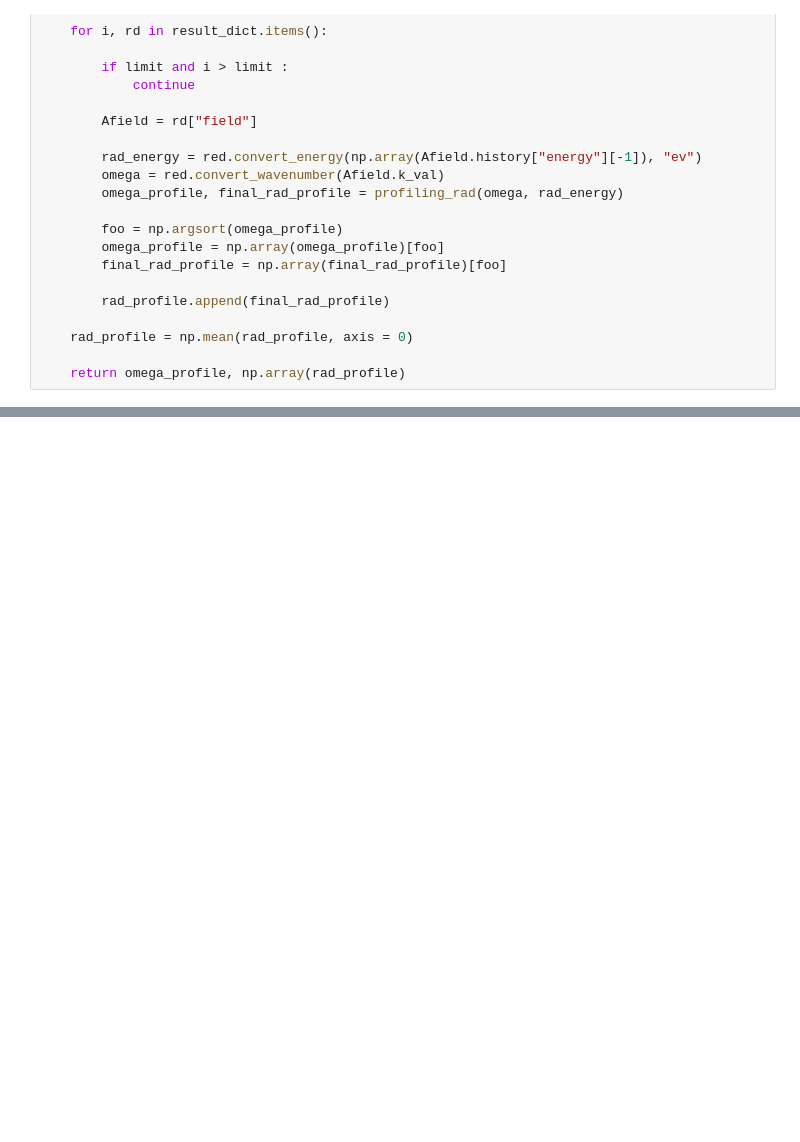
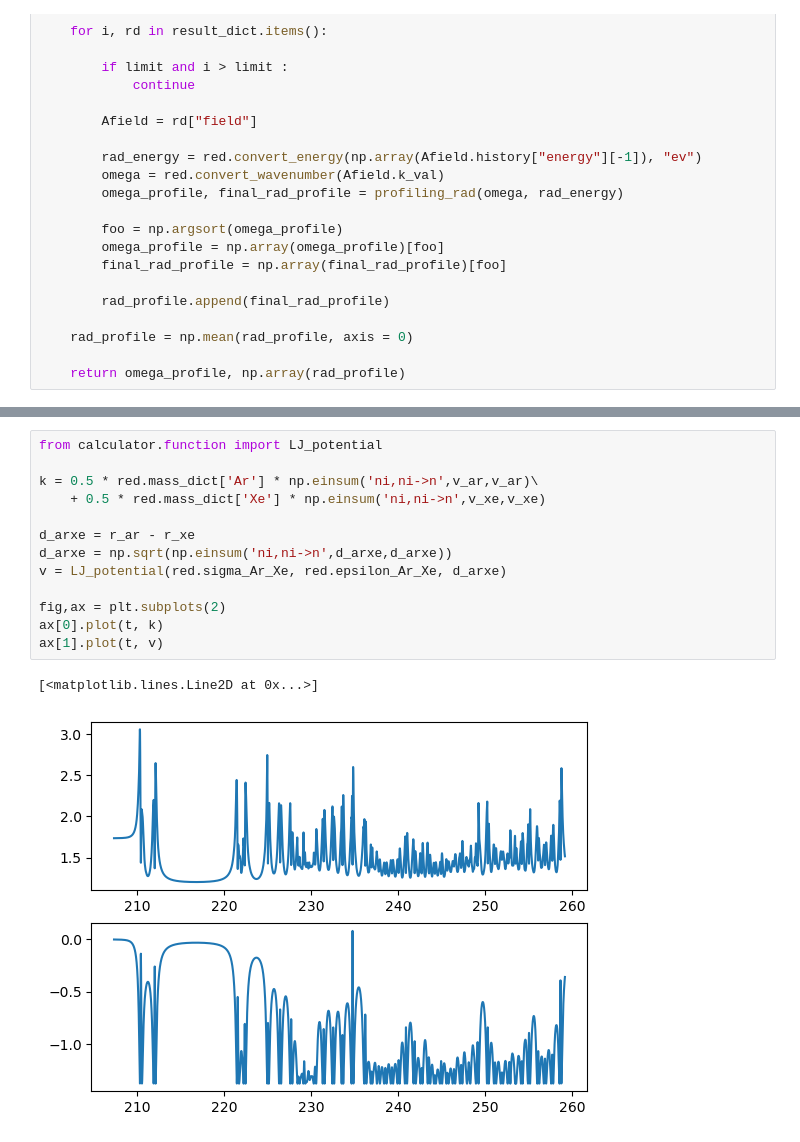
Before and after one commit to RibeiroGroup/Molecular-Dynamics-for-CIS, a Jupyter notebook: src/Plot-Copy1.ipynb, the cells around one changed output, grey strips where cells are left out. Saved outputs shown, nothing was run; the diff lists cells and outputs as text; blank space fills up the shorter version.

```diff
--- a/src/Plot-Copy1.ipynb
+++ b/src/Plot-Copy1.ipynb
@@ -236,3 +303,19 @@ hist2 = ax[1,1].hist(getall_colliding_time(cavityfield_result_dict, limit = 9),
+# %%
+from calculator.function import LJ_potential
+
+k = 0.5 * red.mass_dict['Ar'] * np.einsum('ni,ni->n',v_ar,v_ar)\
+    + 0.5 * red.mass_dict['Xe'] * np.einsum('ni,ni->n',v_xe,v_xe)
+
+d_arxe = r_ar - r_xe
+d_arxe = np.sqrt(np.einsum('ni,ni->n',d_arxe,d_arxe))
+v = LJ_potential(red.sigma_Ar_Xe, red.epsilon_Ar_Xe, d_arxe)
+
+fig,ax = plt.subplots(2)
+ax[0].plot(t, k)
+ax[1].plot(t, v)
+# %% [output]
+[<matplotlib.lines.Line2D at 0x...>]
+[figure, added]
 # %%
 def calculate_impact_param(atoms):
     #first N_pairs atoms are Ar, last arre Xe
```
Also changed, not shown: parts of 12 cells of this notebook, 9 other files.
